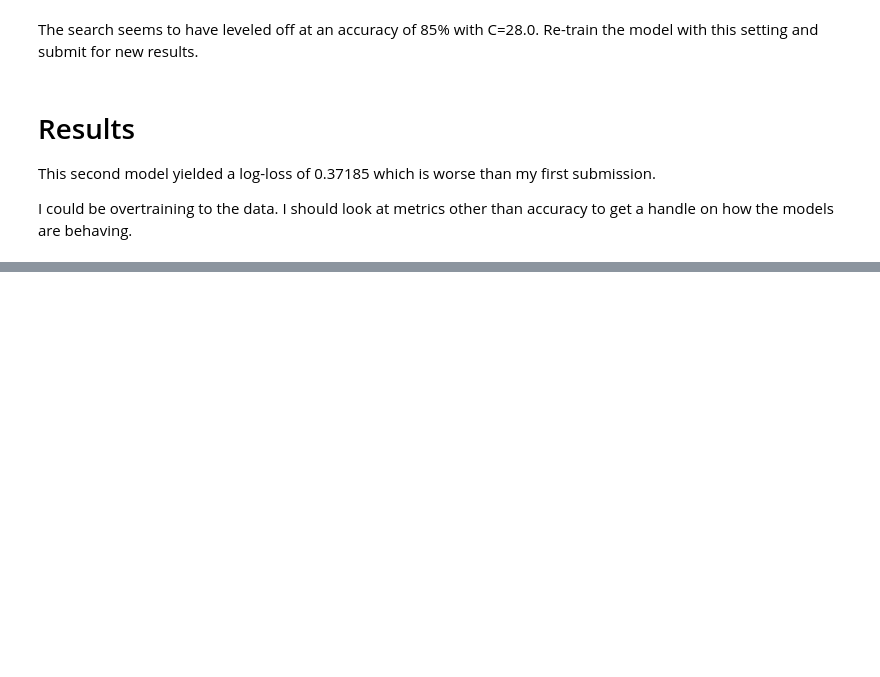
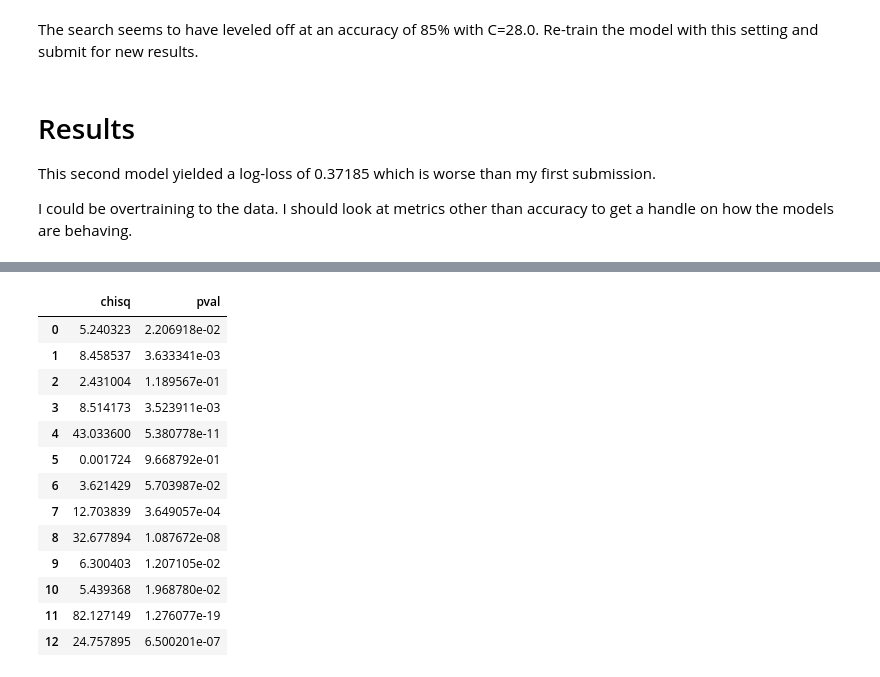
Before and after one commit to abarnes12/drivendata, a Jupyter notebook: ml_with_a_heart/notebooks/analysis.ipynb, the cells around one changed output, grey strips where cells are left out. Saved outputs shown, nothing was run; the diff lists cells and outputs as text; code cells hidden in the pictures; blank space fills up the shorter version.

```diff
--- a/ml_with_a_heart/notebooks/analysis.ipynb
+++ b/ml_with_a_heart/notebooks/analysis.ipynb
@@ -404,0 +451,26 @@ I could be overtraining to the data. I should look at metrics other than accurac
+# %%
+df_x_chisq.drop('patient_id', axis=1, inplace=True)
+# %%
+df_y_chisq.drop('patient_id', axis=1, inplace=True)
+# %%
+(chisq, pval) = chi2(df_x_chisq, df_y_chisq)
+chisq_dict = {'chisq': chisq, 'pval':pval}
+# %%
+df_chisq = pd.DataFrame(data=chisq_dict)
+# %%
+df_chisq
+# %% [output]
+|  | chisq | pval |
+| 0 | 5.240323 | 2.206918e-02 |
+| 1 | 8.458537 | 3.633341e-03 |
+| 2 | 2.431004 | 1.189567e-01 |
+| 3 | 8.514173 | 3.523911e-03 |
+| 4 | 43.033600 | 5.380778e-11 |
+| 5 | 0.001724 | 9.668792e-01 |
+| 6 | 3.621429 | 5.703987e-02 |
+| 7 | 12.703839 | 3.649057e-04 |
+| 8 | 32.677894 | 1.087672e-08 |
+| 9 | 6.300403 | 1.207105e-02 |
+| 10 | 5.439368 | 1.968780e-02 |
+| 11 | 82.127149 | 1.276077e-19 |
+| 12 | 24.757895 | 6.500201e-07 |
```
Also changed, not shown: parts of 15 cells of this notebook, 1 other file.
